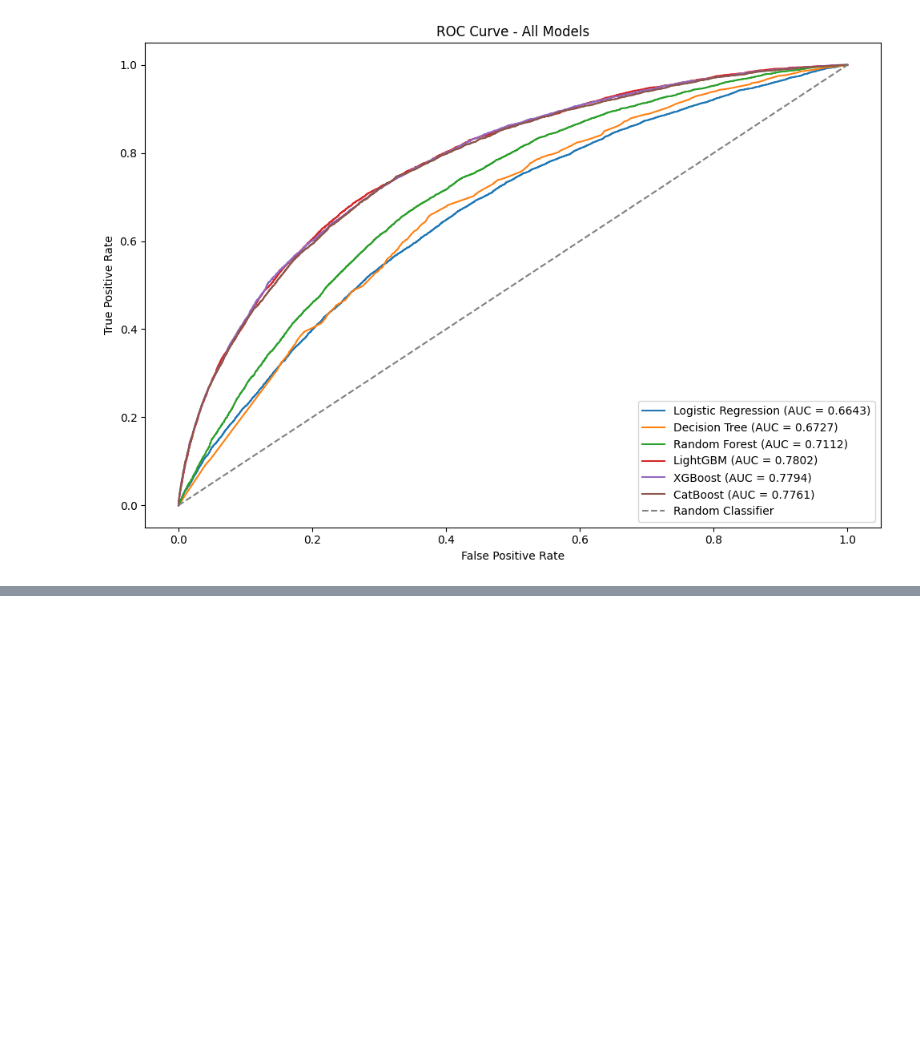
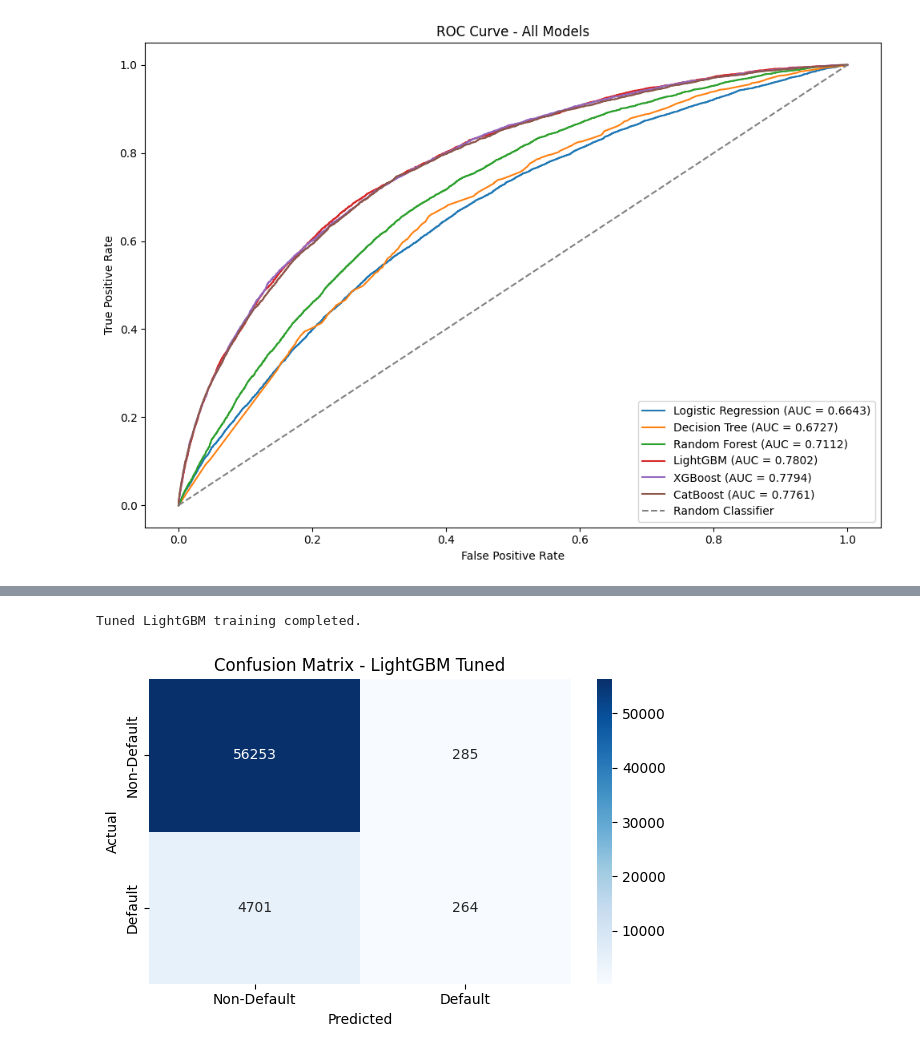
Before and after one commit to oknardo/Home_Credit_Scorecard_Model, a Jupyter notebook: Scorecard_Modelling.ipynb, the cells around one changed output, grey strips where cells are left out. Saved outputs shown, nothing was run; the diff lists cells and outputs as text; code cells hidden in the pictures; blank space fills up the shorter version.

Commit message:
Hyperparameter Tuning Optuna

```diff
--- a/Scorecard_Modelling.ipynb
+++ b/Scorecard_Modelling.ipynb
@@ -118,6 +141,10 @@ import lightgbm as lgb
 import xgboost as xgb
 from catboost import CatBoostClassifier
 import shap
+# %%
+# Hyperparameter Tunning
+import optuna
+optuna.logging.set_verbosity(optuna.logging.WARNING)
 # %% [markdown]
 # Importing Dataset
 # %%
@@ -938,0 +1054,31 @@ LightGBM is selected as the primary model for SHAP analysis in Section 10, as it
+# %%
+# Train tuned LightGBM with best parameters
+lgbm_tuned = lgb.LGBMClassifier(
+    **study.best_params,
+    random_state=42,
+    n_jobs=-1,
+    verbose=-1
+)
+
+lgbm_tuned.fit(X_train_smote, y_train_smote)
+print("Tuned LightGBM training completed.")
+# %% [output]
+Tuned LightGBM training completed.
+# %%
+# Evaluate tuned model
+y_pred_lgbm_tuned = lgbm_tuned.predict(X_test)
+y_prob_lgbm_tuned = lgbm_tuned.predict_proba(X_test)[:, 1]
+
+# Confusion Matrix
+cm_lgbm_tuned = confusion_matrix(y_test, y_pred_lgbm_tuned)
+plt.figure(figsize=(6, 4))
+sns.heatmap(cm_lgbm_tuned, annot=True, fmt='d', cmap='Blues',
+            xticklabels=['Non-Default', 'Default'],
+            yticklabels=['Non-Default', 'Default'])
+plt.title('Confusion Matrix - LightGBM Tuned')
+plt.ylabel('Actual')
+plt.xlabel('Predicted')
+plt.tight_layout()
+plt.show()
+# %% [output]
+[figure, added]
```
Also changed, not shown: parts of 18 cells of this notebook.
